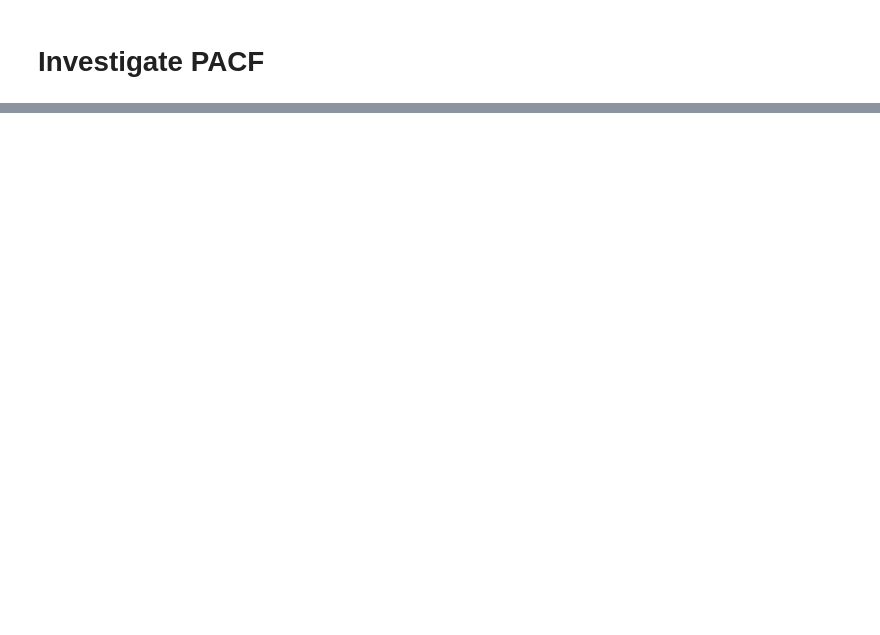
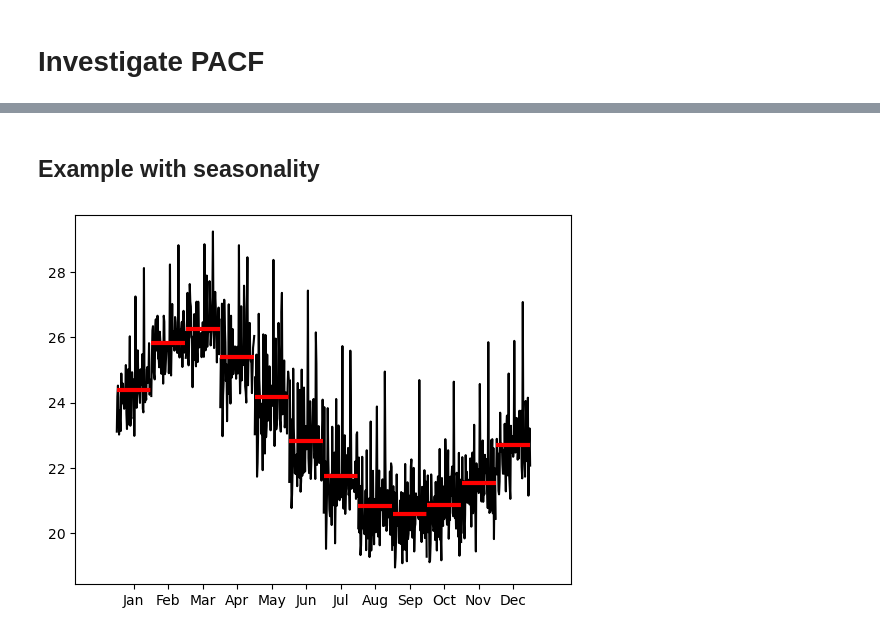
Before and after one commit to FSpanhel/plv_1, a Jupyter notebook: _analyze_data.ipynb, the cells around one changed output, grey strips where cells are left out. Drawn from its saved outputs; the diff is of its cells as text; code cells hidden in the pictures; blank space fills up the shorter version.

```diff
--- a/_analyze_data.ipynb
+++ b/_analyze_data.ipynb
@@ -69,0 +157,12 @@ dtype: float64
+# %% [markdown]
+## Example with seasonality
+# %%
+dta = sm.datasets.elnino.load_pandas().data
+dta['YEAR'] = dta.YEAR.astype(int).astype(str)
+dta = dta.set_index('YEAR').T.unstack()
+dates = pd.to_datetime(list(map(lambda x: '-'.join(x) + '-1',
+                                dta.index.values)))
+dta.index = pd.DatetimeIndex(dates, freq='MS')
+fig = sm.graphics.tsa.month_plot(dta)
+# %% [output]
+[figure, added]
```
Also changed, not shown: parts of 24 cells of this notebook, 6 other files.
